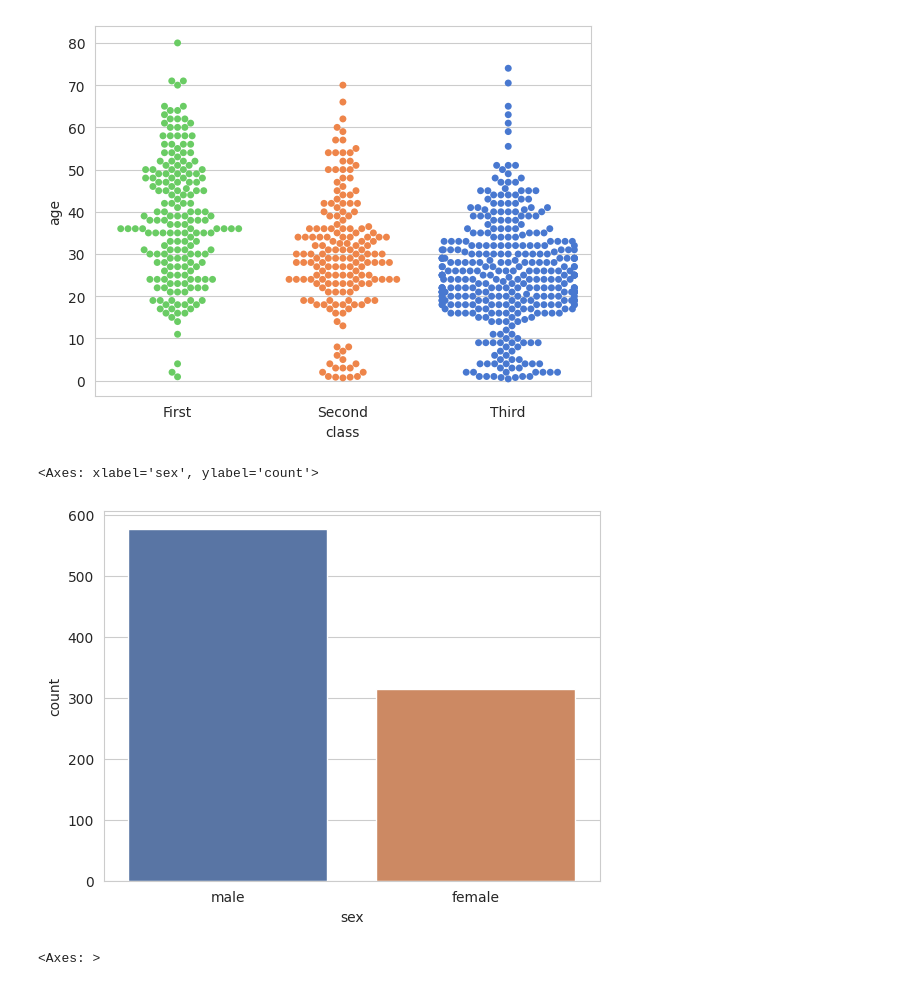
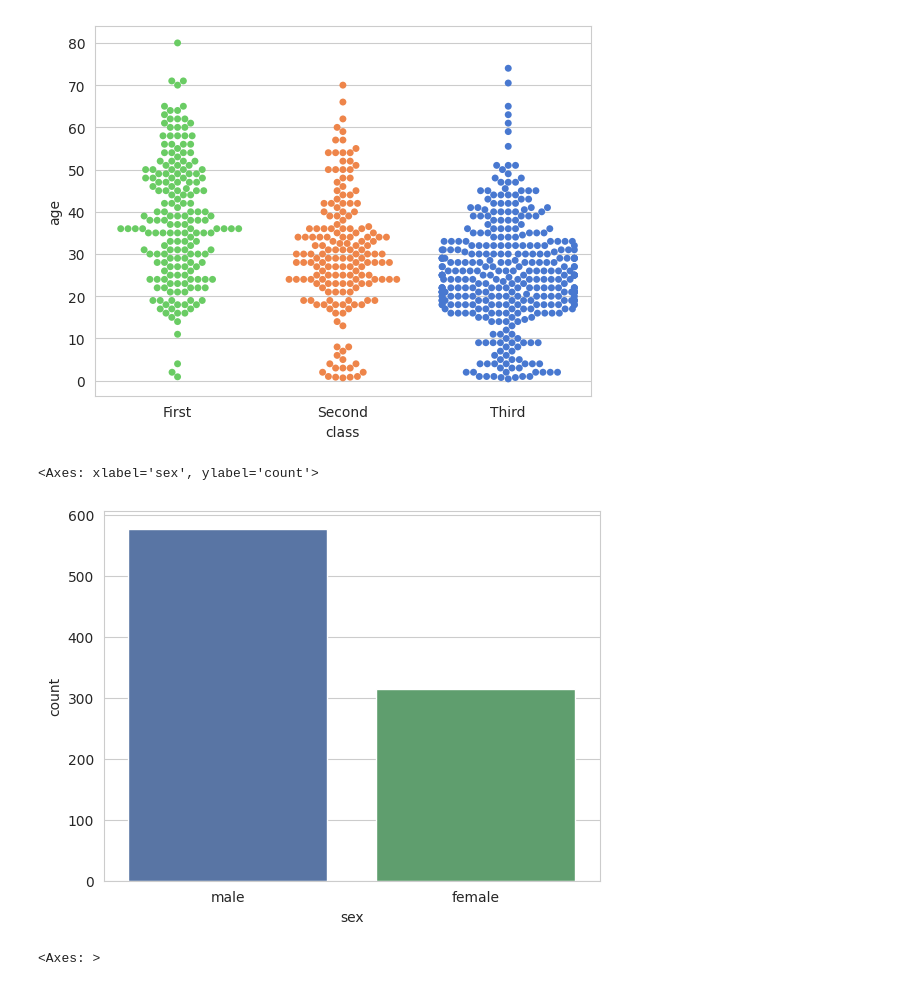
Before and after one commit to spiraloo/Analyzing-Business-Performance-Using-Demand-Forecasting-Techniques, a Jupyter notebook: Assignment 2/EXERCISE 02/220647_MIDHUN_2 .ipynb, the cells around one changed output. Cells and saved outputs as stored; diff of their text form; code cells hidden in the pictures.

```diff
--- a/Assignment 2/EXERCISE 2/220647_MIDHUN_2.ipynb
+++ b/Assignment 2/EXERCISE 02/220647_MIDHUN_2 .ipynb
@@ -47,10 +46,11 @@ sns.swarmplot(x='class',y='age',data=titanic,palette=reversed(sns.color_palette(
 <Axes: xlabel='class', ylabel='age'>
 [figure]
 # %%
-sns.countplot(x='sex',data=titanic,palette='deep')
+c=sns.color_palette('deep')
+sns.countplot(x='sex',data=titanic,palette=(c[0],c[2]))
 # %% [output]
 <Axes: xlabel='sex', ylabel='count'>
-[figure, old version]
+[figure, new version]
 # %%
 sns.heatmap(titanic.corr(),cmap='coolwarm',annot=False)
 # %% [output]
```
Also changed, not shown: parts of 2 cells of this notebook.
